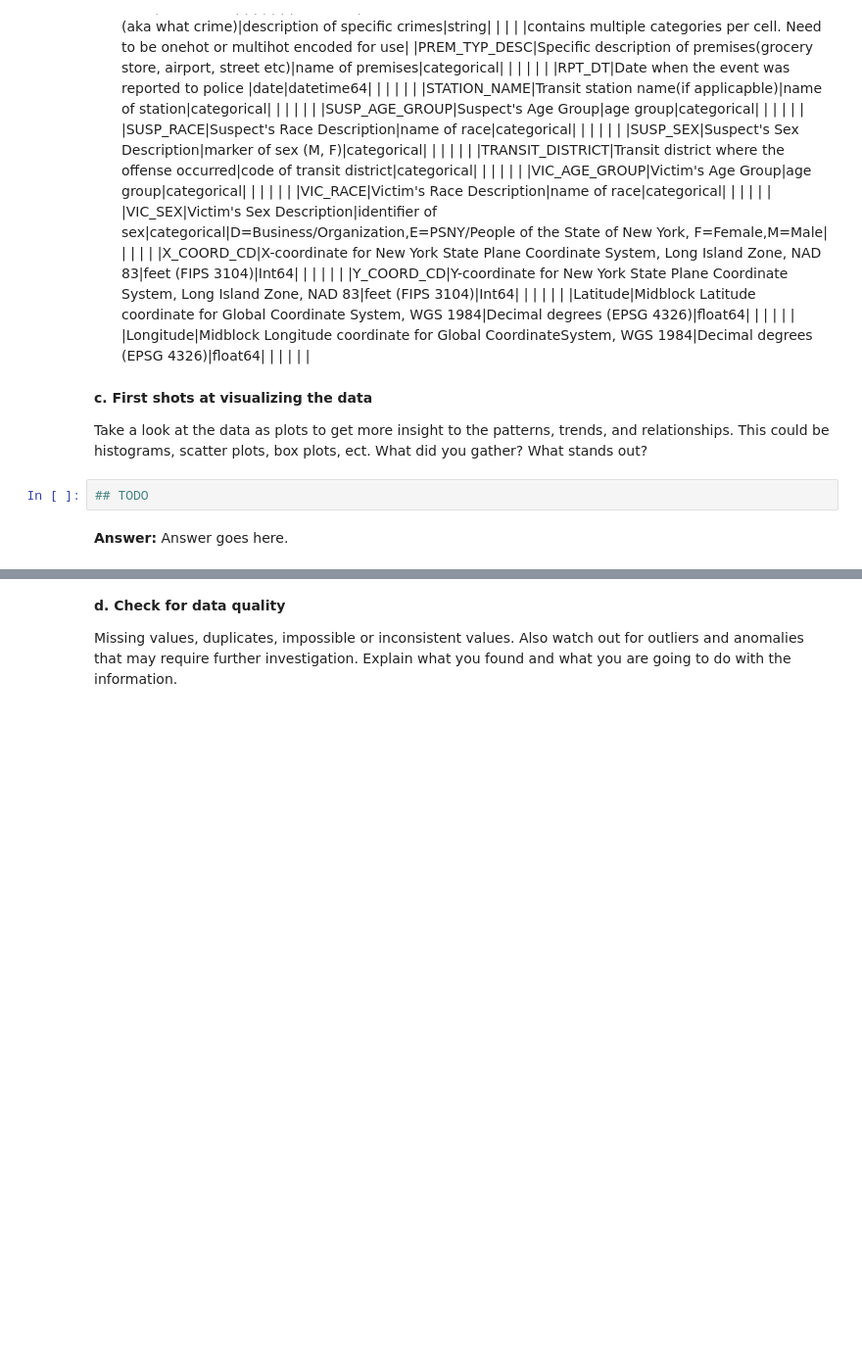
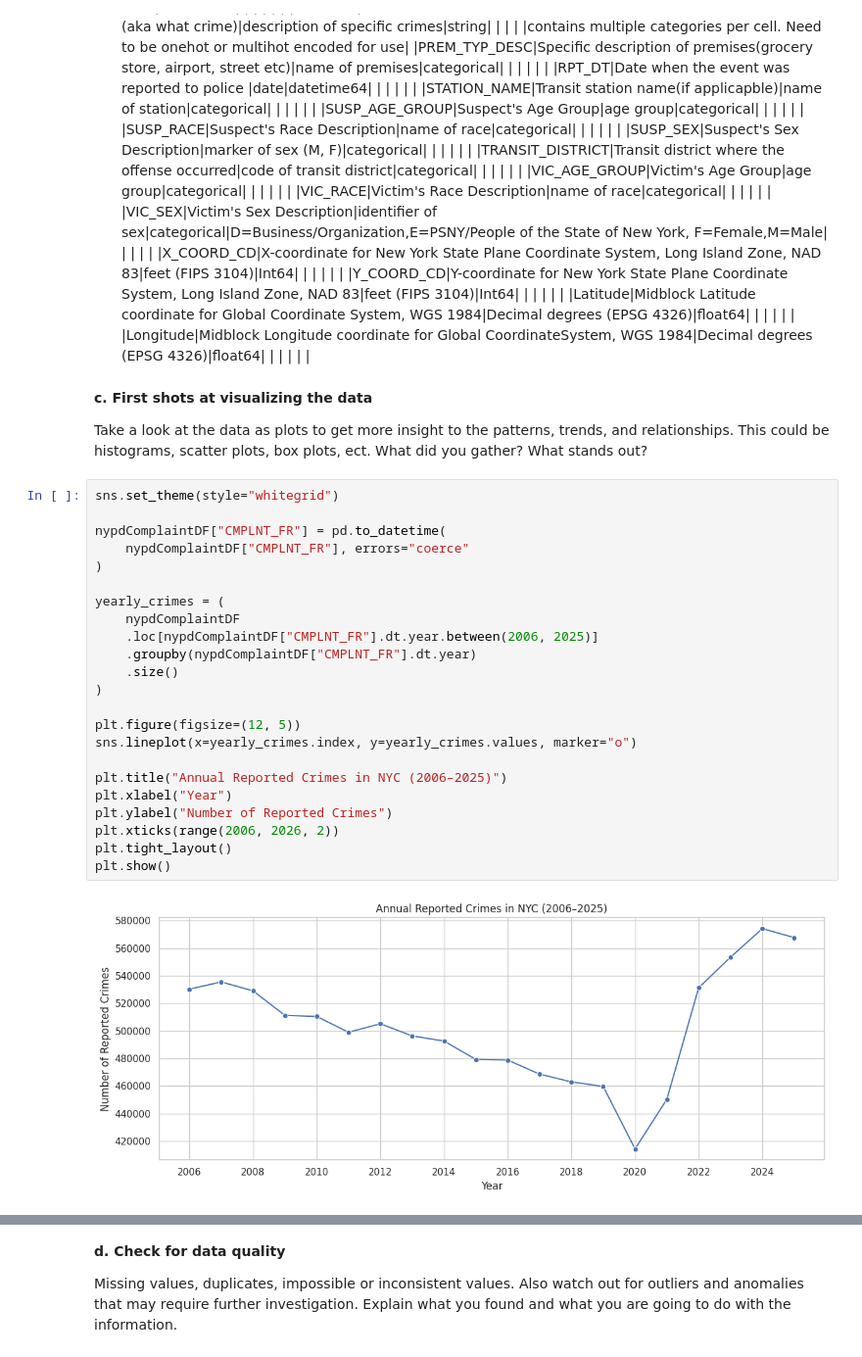
Before and after one commit to EnricoKiin/ids-project-d1-nypd, a Jupyter notebook: IDS2026_HW07.ipynb, the cells around one changed output, grey strips where cells are left out. Shown at 98% size. Cells and saved outputs as stored; diff of their text form; blank space fills up the shorter version.

```diff
--- a/IDS2026_HW07.ipynb
+++ b/IDS2026_HW07.ipynb
@@ -536,7 +734,28 @@ Specific info:
 **c. First shots at visualizing the data**
 
 Take a look at the data as plots to get more insight to the patterns, trends, and relationships. This could be histograms, scatter plots, box plots, ect. What did you gather? What stands out?
-# %%
-## TODO
-# %% [markdown]
-**Answer:** Answer goes here.
+# %%
+sns.set_theme(style="whitegrid")
+
+nypdComplaintDF["CMPLNT_FR"] = pd.to_datetime(
+    nypdComplaintDF["CMPLNT_FR"], errors="coerce"
+)
+
+yearly_crimes = (
+    nypdComplaintDF
+    .loc[nypdComplaintDF["CMPLNT_FR"].dt.year.between(2006, 2025)]
+    .groupby(nypdComplaintDF["CMPLNT_FR"].dt.year)
+    .size()
+)
+
+plt.figure(figsize=(12, 5))
+sns.lineplot(x=yearly_crimes.index, y=yearly_crimes.values, marker="o")
+
+plt.title("Annual Reported Crimes in NYC (2006–2025)")
+plt.xlabel("Year")
+plt.ylabel("Number of Reported Crimes")
+plt.xticks(range(2006, 2026, 2))
+plt.tight_layout()
+plt.show()
+# %% [output]
+[figure, added]
```
Also changed, not shown: parts of 33 cells of this notebook.
